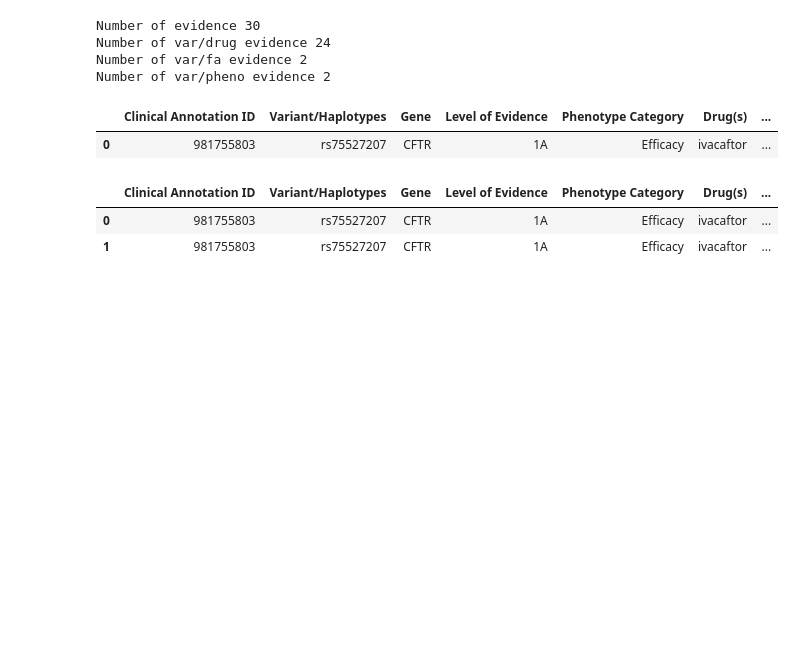
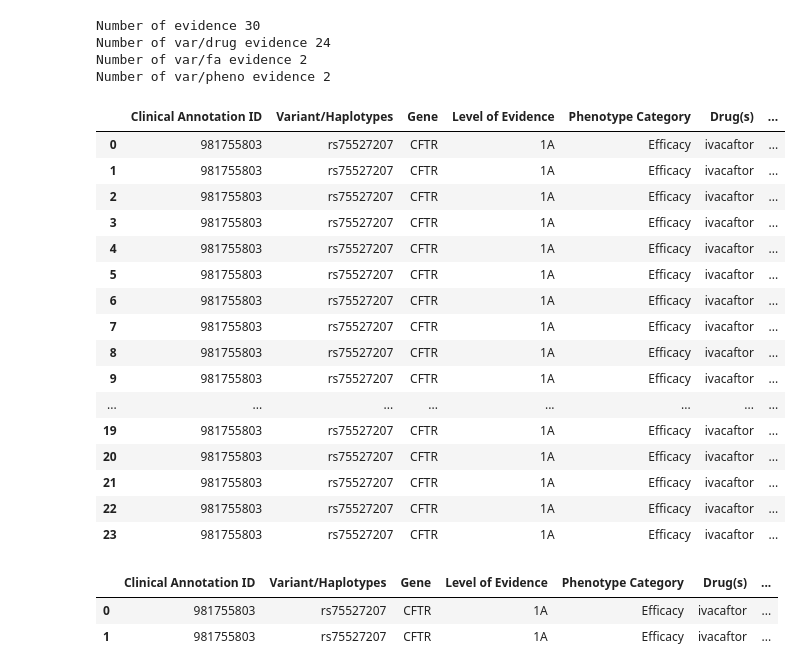
Before and after one commit to EBIvariation/opentargets-pharmgkb, a Jupyter notebook: data-exploration/direction-of-effect.ipynb, the cells around one changed output. Drawn from its saved outputs; the diff is of its cells as text; code cells hidden in the pictures; blank space fills up the shorter version.

```diff
--- a/data-exploration/direction-of-effect.ipynb
+++ b/data-exploration/direction-of-effect.ipynb
@@ -122,10 +143,25 @@ Number of var/drug evidence 24
 Number of var/fa evidence 2
 Number of var/pheno evidence 2
 # %%
-df_981755803_drug.head(1)
+df_981755803_drug
 # %% [output]
 |  | Clinical Annotation ID | Variant/Haplotypes | Gene | Level of Evidence | Phenotype Category | Drug(s) | ... |
 | 0 | 981755803 | rs75527207 | CFTR | 1A | Efficacy | ivacaftor | ... |
+| 1 | 981755803 | rs75527207 | CFTR | 1A | Efficacy | ivacaftor | ... |
+| 2 | 981755803 | rs75527207 | CFTR | 1A | Efficacy | ivacaftor | ... |
+| 3 | 981755803 | rs75527207 | CFTR | 1A | Efficacy | ivacaftor | ... |
+| 4 | 981755803 | rs75527207 | CFTR | 1A | Efficacy | ivacaftor | ... |
+| 5 | 981755803 | rs75527207 | CFTR | 1A | Efficacy | ivacaftor | ... |
+| 6 | 981755803 | rs75527207 | CFTR | 1A | Efficacy | ivacaftor | ... |
+| 7 | 981755803 | rs75527207 | CFTR | 1A | Efficacy | ivacaftor | ... |
+| 8 | 981755803 | rs75527207 | CFTR | 1A | Efficacy | ivacaftor | ... |
+| 9 | 981755803 | rs75527207 | CFTR | 1A | Efficacy | ivacaftor | ... |
+| ... | ... | ... | ... | ... | ... | ... | ... |
+| 19 | 981755803 | rs75527207 | CFTR | 1A | Efficacy | ivacaftor | ... |
+| 20 | 981755803 | rs75527207 | CFTR | 1A | Efficacy | ivacaftor | ... |
+| 21 | 981755803 | rs75527207 | CFTR | 1A | Efficacy | ivacaftor | ... |
+| 22 | 981755803 | rs75527207 | CFTR | 1A | Efficacy | ivacaftor | ... |
+| 23 | 981755803 | rs75527207 | CFTR | 1A | Efficacy | ivacaftor | ... |
 # %%
 df_981755803_fa
 # %% [output]
```
Also changed, not shown: parts of 7 cells of this notebook.
